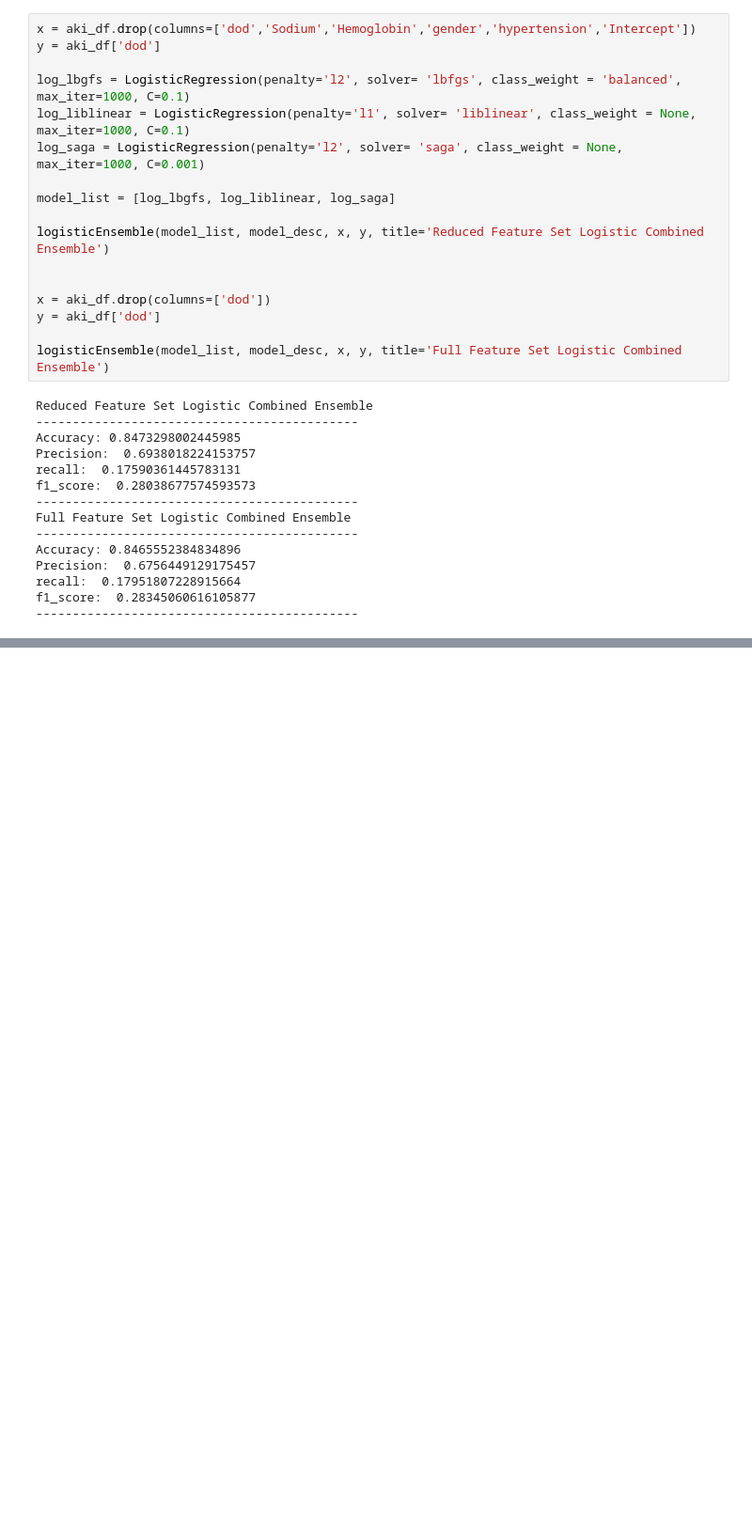
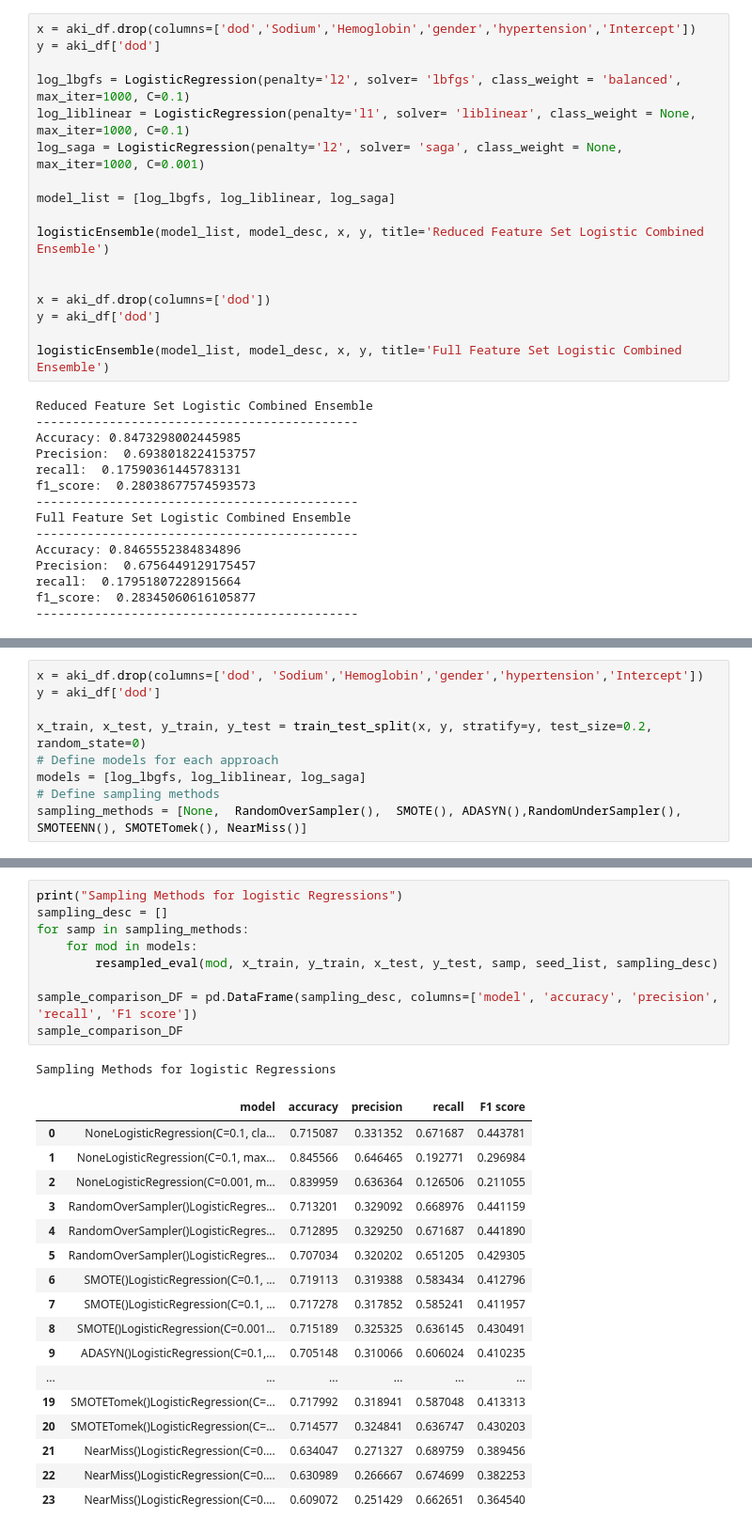
Before and after one commit to gracelovesyah/ml-and-health-predict-mortality-rate, a Jupyter notebook: notebook/4_logisticRegressionOpt.ipynb, the cells around one changed output, grey strips where cells are left out. Shown at 94% size. Saved outputs shown, nothing was run; the diff lists cells and outputs as text; blank space fills up the shorter version.

Commit message:
Resampled Ensmbled Logistic regression complete

```diff
--- a/notebook/4_logisticRegressionOpt.ipynb
+++ b/notebook/4_logisticRegressionOpt.ipynb
@@ -314,0 +321,9 @@ f1_score:  0.28345060616105877
+# %%
+x = aki_df.drop(columns=['dod', 'Sodium','Hemoglobin','gender','hypertension','Intercept'])
+y = aki_df['dod']
+
+x_train, x_test, y_train, y_test = train_test_split(x, y, stratify=y, test_size=0.2, random_state=0)
+# Define models for each approach
+models = [log_lbgfs, log_liblinear, log_saga]
+# Define sampling methods
+sampling_methods = [None,  RandomOverSampler(),  SMOTE(), ADASYN(),RandomUnderSampler(), SMOTEENN(), SMOTETomek(), NearMiss()]
@@ -314,0 +375,28 @@ f1_score:  0.28345060616105877
+# %%
+print("Sampling Methods for logistic Regressions")
+sampling_desc = []
+for samp in sampling_methods:
+    for mod in models:
+        resampled_eval(mod, x_train, y_train, x_test, y_test, samp, seed_list, sampling_desc)
+
+sample_comparison_DF = pd.DataFrame(sampling_desc, columns=['model', 'accuracy', 'precision', 'recall', 'F1 score'])
+sample_comparison_DF
+# %% [output]
+Sampling Methods for logistic Regressions
+|  | model | accuracy | precision | recall | F1 score |
+| 0 | NoneLogisticRegression(C=0.1, cla... | 0.715087 | 0.331352 | 0.671687 | 0.443781 |
+| 1 | NoneLogisticRegression(C=0.1, max... | 0.845566 | 0.646465 | 0.192771 | 0.296984 |
+| 2 | NoneLogisticRegression(C=0.001, m... | 0.839959 | 0.636364 | 0.126506 | 0.211055 |
+| 3 | RandomOverSampler()LogisticRegres... | 0.713201 | 0.329092 | 0.668976 | 0.441159 |
+| 4 | RandomOverSampler()LogisticRegres... | 0.712895 | 0.329250 | 0.671687 | 0.441890 |
+| 5 | RandomOverSampler()LogisticRegres... | 0.707034 | 0.320202 | 0.651205 | 0.429305 |
+| 6 | SMOTE()LogisticRegression(C=0.1, ... | 0.719113 | 0.319388 | 0.583434 | 0.412796 |
+| 7 | SMOTE()LogisticRegression(C=0.1, ... | 0.717278 | 0.317852 | 0.585241 | 0.411957 |
+| 8 | SMOTE()LogisticRegression(C=0.001... | 0.715189 | 0.325325 | 0.636145 | 0.430491 |
+| 9 | ADASYN()LogisticRegression(C=0.1,... | 0.705148 | 0.310066 | 0.606024 | 0.410235 |
+| ... | ... | ... | ... | ... | ... |
+| 19 | SMOTETomek()LogisticRegression(C=... | 0.717992 | 0.318941 | 0.587048 | 0.413313 |
+| 20 | SMOTETomek()LogisticRegression(C=... | 0.714577 | 0.324841 | 0.636747 | 0.430203 |
+| 21 | NearMiss()LogisticRegression(C=0.... | 0.634047 | 0.271327 | 0.689759 | 0.389456 |
+| 22 | NearMiss()LogisticRegression(C=0.... | 0.630989 | 0.266667 | 0.674699 | 0.382253 |
+| 23 | NearMiss()LogisticRegression(C=0.... | 0.609072 | 0.251429 | 0.662651 | 0.364540 |
```
Also changed, not shown: parts of 10 cells of this notebook.
